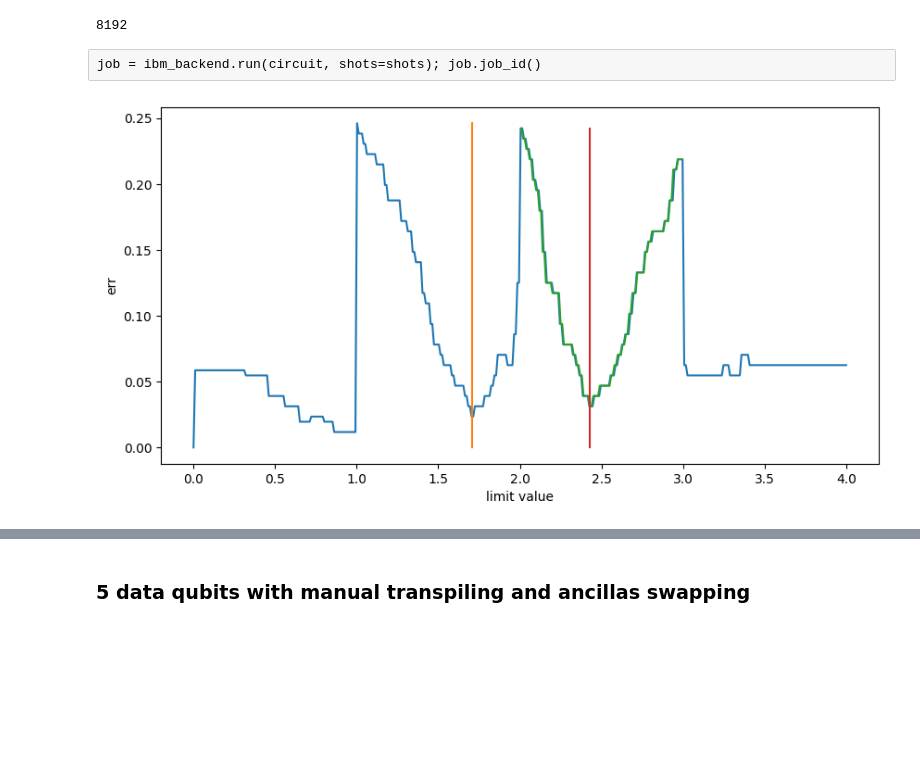
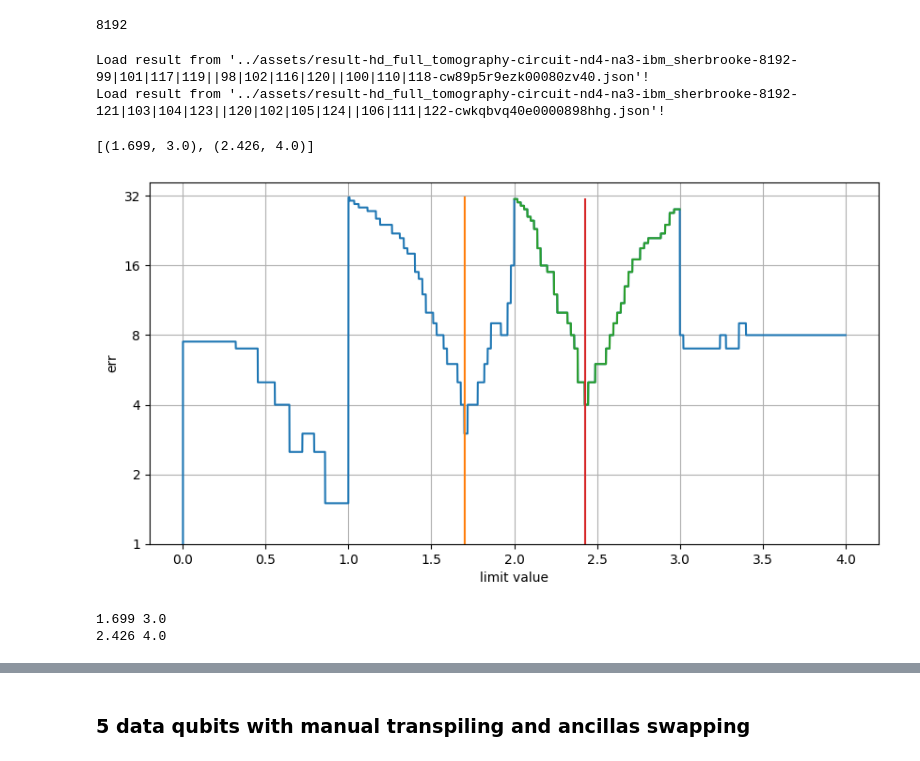
Before and after one commit to kephircheek/Hybrid-quantum-classical-unsupervised-data-clustering-based-on-the-self-organizing-feature-map, a Jupyter notebook: notebooks/hd_tomography.ipynb, the cells around one changed output, grey strips where cells are left out. Cells and saved outputs as stored; diff of their text form; code cells hidden in the pictures; blank space fills up the shorter version.

Commit message:
Update tomography figure for M=4

```diff
--- a/notebooks/hd_tomography.ipynb
+++ b/notebooks/hd_tomography.ipynb
@@ -1260,10 +1260,6 @@ fig.savefig(f"./ne-over-shots-n4-n5.png")
 # %% [markdown]
 ### 4 data qubits with manual transpiling and ancillas swapping
 # %%
-x, y, n_auxilia_qubits = 16, 16, 3
+n_data_qubits, n_auxilia_qubits = 4, 3
 # %%
-circuit = hamdist_tomography_circuit(x, y, n_auxilia_qubits, False).decompose(reps=5)
-
-maps = [[99, 101, 117, 119], [98, 102, 116, 120], [100, 110, 118]]
-circuit = transpile(circuit, ibm_backend, maps=maps)
-circuit.draw(fold=-1, idle_wires=False)
+circuit = hamdist_full_tomography_circuit(n_data_qubits, n_auxilia_qubits).decompose(reps=5)
@@ -1290,5 +1268,3 @@ shots = 2**13
 shots
 # %% [output]
 8192
-# %% [raw]
-job = ibm_backend.run(circuit, shots=shots); job.job_id()
@@ -1297,11 +1271,33 @@ job = service.job("cw89p5r9ezk00080zv40")
+# %%
+# maps = [[99, 101, 117, 119], [98, 102, 116, 120], [100, 110, 118]]
+# maps = [[121, 103, 105, 123], [120, 102, 106, 124], [122, 111, 104]]
+
+# 99|101|117|119||98|102|116|120||100|110|118-cw89p5r9ezk00080zv40
+
+results = run_on_backend(ibm_backend, circuit, shots=shots, use_cached="all") # "cw89p5r9ezk00080zv40"
+# %% [output]
+Load result from '../assets/result-hd_full_tomography-circuit-nd4-na3-ibm_sherbrooke-8192-99|101|117|119||98|102|116|120||100|110|118-cw89p5r9ezk00080zv40.json'!
+Load result from '../assets/result-hd_full_tomography-circuit-nd4-na3-ibm_sherbrooke-8192-121|103|104|123||120|102|105|124||106|111|122-cwkqbvq40e0000898hhg.json'!
+# %%
+neighbors_errors_from_result(results[0], n_data_qubits)
+# %% [output]
+[(1.699, 3.0), (2.426, 4.0)]
 # %%
-result = job.result()
-hdist = hdist_tomography_from_result(result, x, y)
+x, y = 2**n_data_qubits, 2**n_data_qubits
+hdist = hdist_tomography_from_result(results[0], x, y)
 # %%
 _, ax = plt.subplots(1, 1, figsize=(10, 5))
-
-limit1, error1 = fit_limit(x, y, hdist, 1, full=True, a_tol=1e-2, ax=ax)
-limit2, error2 = fit_limit(x, y, hdist, 2, full=False, a_tol=1e-2, ax=ax)
+ax.set_yscale("log", base=2)
+limit1, error1 = fit_limit(x, y, hdist, 1, full=True, a_tol=1e-3, ax=ax)
+limit2, error2 = fit_limit(x, y, hdist, 2, full=False, a_tol=1e-3, ax=ax)
+ax.set_yticks([2**i for i in range(6)], labels=[2**i for i in range(6)])
+ax.grid();
 # %% [output]
-[figure, old version]
+[figure, new version]
+# %%
+print(limit1, error1)
+print(limit2, error2)
+# %% [output]
+1.699 3.0
+2.426 4.0
 # %%
```
Also changed, not shown: parts of 6 cells of this notebook.
